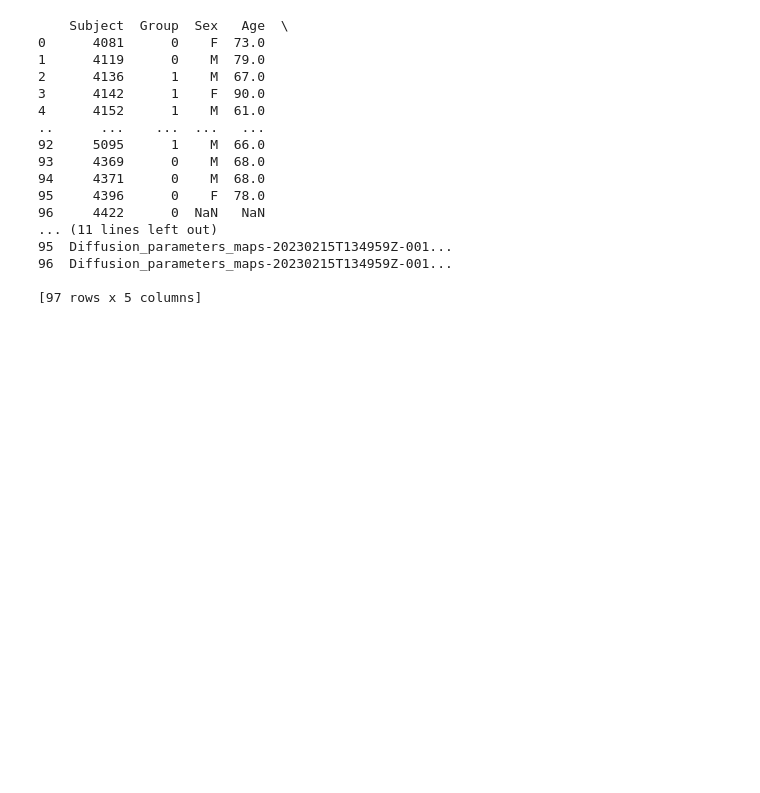
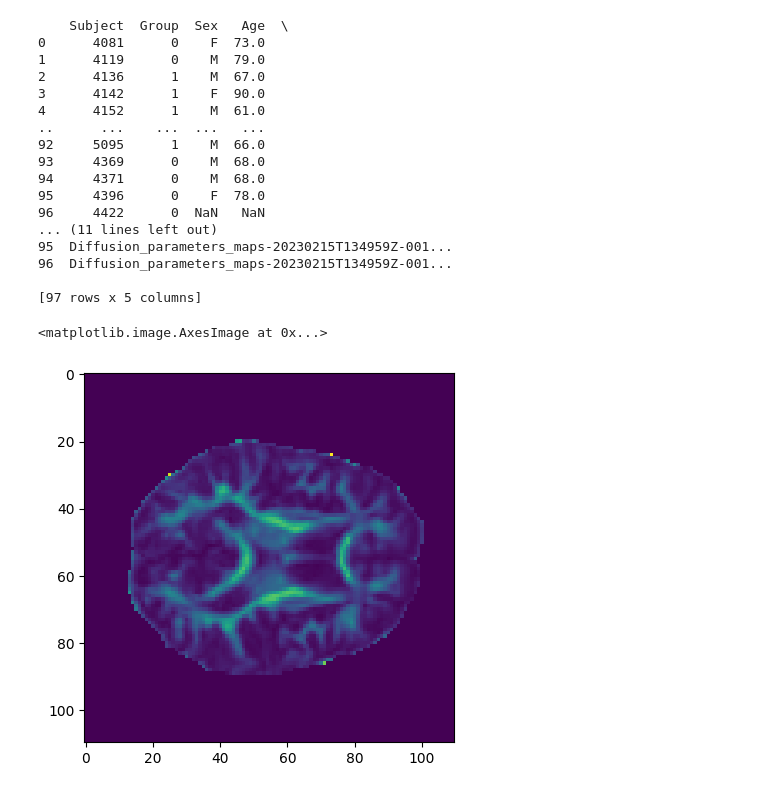
Before and after one commit to francescouni0/CompProject, a Jupyter notebook: CNN.ipynb, the cells around one changed output. Cells and saved outputs as stored; diff of their text form; code cells hidden in the pictures; blank space fills up the shorter version.

```diff
--- a/CNN.ipynb
+++ b/CNN.ipynb
@@ -42,5 +44,10 @@ for i, datapath in enumerate(dataset["Path"]):
 
 images = np.array(images_list, dtype='float64')
 labels = np.array(dataset["Group"], dtype='int64')
+# %%
+plt.imshow(images[90,:,:,56])
+# %% [output]
+<matplotlib.image.AxesImage at 0x...>
+[figure, added]
 # %%
 def split_2D():
```
Also changed, not shown: parts of 14 cells of this notebook, 1 other file.
